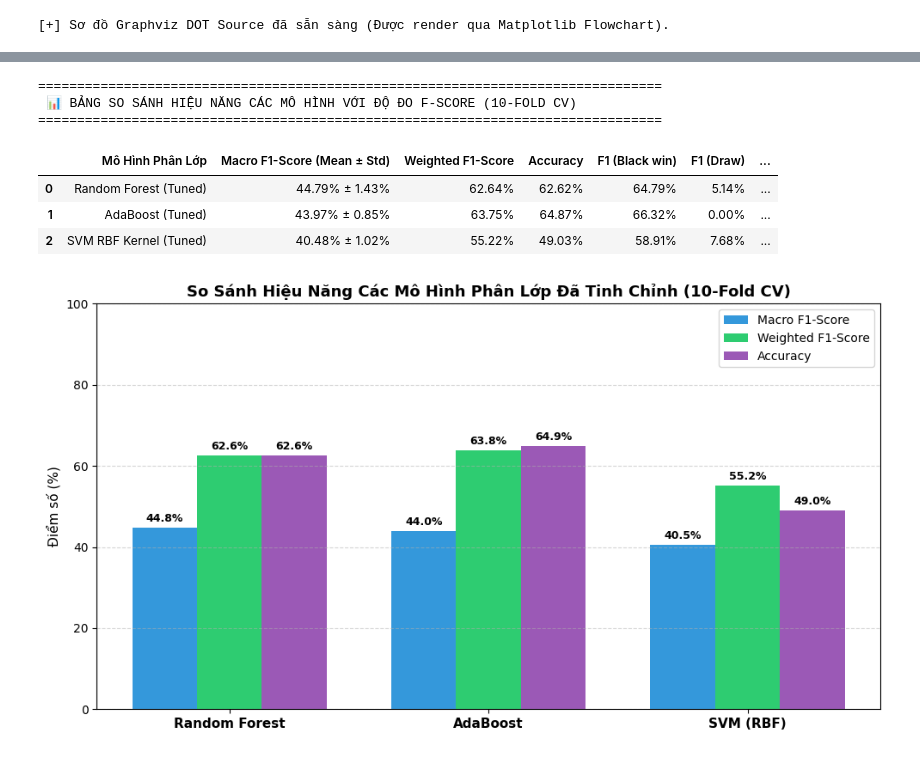
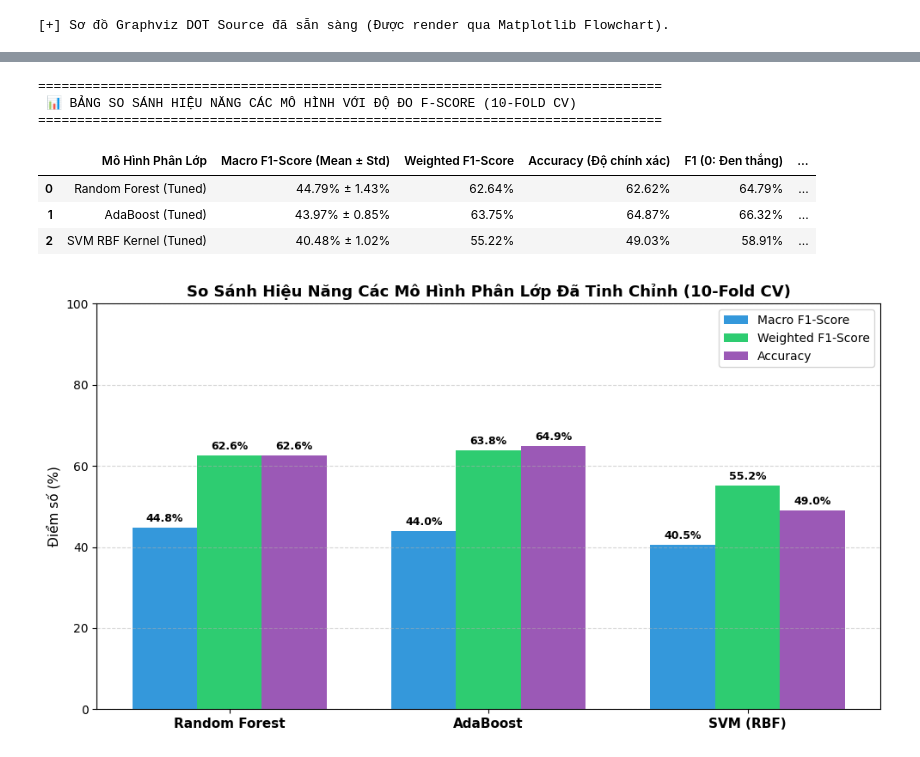
Before and after one commit to vongocgiavy/linh, a Jupyter notebook: lichess_ml_analysis.ipynb, the cells around one changed output, grey strips where cells are left out. Cells and saved outputs as stored; diff of their text form; code cells hidden in the pictures.

```diff
--- a/lichess_ml_analysis.ipynb
+++ b/lichess_ml_analysis.ipynb
@@ -45,5 +67,6 @@ print("[+] Đã nạp thành công các thư viện cần thiết!")
 # %%
 def clean_moves(moves_str):
+    """Làm sạch chuỗi nước đi PGN, loại bỏ ký tự chú thích và đánh giá cờ."""
     if not isinstance(moves_str, str) or not moves_str.strip():
         return ""
     text = re.sub(r'\{[^}]*\}', '', moves_str)
@@ -57,6 +80,7 @@ def clean_moves(moves_str):
     return " ".join(clean_tokens)
 
 def extract_opening_ply(opening_str):
+    """Trích xuất độ sâu lý thuyết khai cuộc (số nửa nước đi lý thuyết) từ PGN Opening tag."""
     if not isinstance(opening_str, str) or not opening_str.strip():
         return 4.0
     text = opening_str.lower()
@@ -68,9 +92,11 @@ def extract_opening_ply(opening_str):
         return 4.0
     return 2.0
 
+# 1. Đọc dữ liệu gốc
 raw_path = os.path.join("data", "processed_games.csv")
 df_raw = pd.read_csv(raw_path)
 
+# 2. Xử lý ép kiểu Elo và loại bỏ giá trị dị biệt
 df = df_raw.copy()
 df['white_rating'] = pd.to_numeric(df['WhiteElo'], errors='coerce')
 df['black_rating'] = pd.to_numeric(df['BlackElo'], errors='coerce')
@@ -78,18 +104,22 @@ df = df.dropna(subset=['white_rating', 'black_rating'])
 df = df[(df['white_rating'] >= 600) & (df['white_rating'] <= 3500)]
 df = df[(df['black_rating'] >= 600) & (df['black_rating'] <= 3500)]
 
+# 3. Kỹ thuật tạo đặc trưng (Feature Engineering không rò rỉ dữ liệu)
 df['rating_diff'] = df['white_rating'] - df['black_rating']
 df['rated'] = df['Event'].apply(lambda x: 1 if isinstance(x, str) and 'rated' in x.lower() else 0)
 df['opening_ply'] = df['Opening'].apply(extract_opening_ply)
 df['Moves'] = df['Moves'].apply(clean_moves)
 
+# 4. Mã hóa nhãn mục tiêu (0: Đen thắng, 1: Hòa, 2: Trắng thắng)
 result_map = {'0-1': 0, '1/2-1/2': 1, '1-0': 2}
 df['ResultEncoded'] = df['Result'].map(result_map)
 df = df.dropna(subset=['ResultEncoded'])
 df['ResultEncoded'] = df['ResultEncoded'].astype(int)
 
+# 5. Cố định mẫu 10,000 ván cờ sạch
 df = df.sample(n=min(10000, len(df)), random_state=SEED).reset_index(drop=True)
 clean_csv_path = os.path.join("data", "filtered_processed_games.csv")
 df.to_csv(clean_csv_path, index=False)
-print(f"[+] Đã tạo tập dữ liệu sạch tại: {clean_csv_path}")
+
+print(f"[+] Đã hoàn thành tiền xử lý và lưu tập dữ liệu sạch ({len(df):,} dòng) tại: {clean_csv_path}")
 # %% [output]
@@ -275,7 +344,6 @@ feature_cols = ["white_rating", "black_rating", "rating_diff", "rated", "opening
 X = df[feature_cols].copy()
 y = df["ResultEncoded"].values
 
-# Cấu hình 3 mô hình đã được tinh chỉnh siêu tham số tối ưu (Tuned Hyperparameters)
 models = {
     "Random Forest (Tuned)": RandomForestClassifier(
         n_estimators=120, max_depth=12, min_samples_split=6, min_samples_leaf=3,
@@ -307,41 +375,41 @@ for model_name, model in models.items():
 
         macro_f1.append(f1_score(y_val, y_pred, average="macro", zero_division=0))
         weighted_f1.append(f1_score(y_val, y_pred, average="weighted", zero_division=0))
         acc.append(accuracy_score(y_val, y_pred))
 
         per_f1 = f1_score(y_val, y_pred, average=None, zero_division=0)
         f1_black.append(per_f1[0])
         f1_draw.append(per_f1[1] if len(per_f1) > 1 else 0)
         f1_white.append(per_f1[2] if len(per_f1) > 2 else 0)
 
     results_summary.append({
         "Mô Hình Phân Lớp": model_name,
         "Macro F1-Score (Mean ± Std)": f"{np.mean(macro_f1)*100:.2f}% ± {np.std(macro_f1)*100:.2f}%",
         "Weighted F1-Score": f"{np.mean(weighted_f1)*100:.2f}%",
-        "Accuracy": f"{np.mean(acc)*100:.2f}%",
-        "F1 (Black win)": f"{np.mean(f1_black)*100:.2f}%",
-        "F1 (Draw)": f"{np.mean(f1_draw)*100:.2f}%",
-        "F1 (White win)": f"{np.mean(f1_white)*100:.2f}%",
+        "Accuracy (Độ chính xác)": f"{np.mean(acc)*100:.2f}%",
+        "F1 (0: Đen thắng)": f"{np.mean(f1_black)*100:.2f}%",
+        "F1 (1: Hòa)": f"{np.mean(f1_draw)*100:.2f}%",
+        "F1 (2: Trắng thắng)": f"{np.mean(f1_white)*100:.2f}%",
         "_macro_val": np.mean(macro_f1) * 100,
         "_weighted_val": np.mean(weighted_f1) * 100,
         "_acc_val": np.mean(acc) * 100
     })
 
 eval_df = pd.DataFrame(results_summary)
 display_cols = [c for c in eval_df.columns if not c.startswith("_")]
 
 print("=" * 80)
 print(" 📊 BẢNG SO SÁNH HIỆU NĂNG CÁC MÔ HÌNH VỚI ĐỘ ĐO F-SCORE (10-FOLD CV)")
 print("=" * 80)
 display(eval_df[display_cols])
 # %% [output]
 ================================================================================
  📊 BẢNG SO SÁNH HIỆU NĂNG CÁC MÔ HÌNH VỚI ĐỘ ĐO F-SCORE (10-FOLD CV)
 ================================================================================
-|  | Mô Hình Phân Lớp | Macro F1-Score (Mean ± Std) | Weighted F1-Score | Accuracy | F1 (Black win) | F1 (Draw) | ... |
-| 0 | Random Forest (Tuned) | 44.79% ± 1.43% | 62.64% | 62.62% | 64.79% | 5.14% | ... |
-| 1 | AdaBoost (Tuned) | 43.97% ± 0.85% | 63.75% | 64.87% | 66.32% | 0.00% | ... |
-| 2 | SVM RBF Kernel (Tuned) | 40.48% ± 1.02% | 55.22% | 49.03% | 58.91% | 7.68% | ... |
+|  | Mô Hình Phân Lớp | Macro F1-Score (Mean ± Std) | Weighted F1-Score | Accuracy (Độ chính xác) | F1 (0: Đen thắng) | ... |
+| 0 | Random Forest (Tuned) | 44.79% ± 1.43% | 62.64% | 62.62% | 64.79% | ... |
+| 1 | AdaBoost (Tuned) | 43.97% ± 0.85% | 63.75% | 64.87% | 66.32% | ... |
+| 2 | SVM RBF Kernel (Tuned) | 40.48% ± 1.02% | 55.22% | 49.03% | 58.91% | ... |
 # %%
 # Vẽ biểu đồ so sánh hiệu năng các mô hình
 plt.figure(figsize=(10, 5.5))
```
Also changed, not shown: parts of 16 cells of this notebook, 5 other files.
